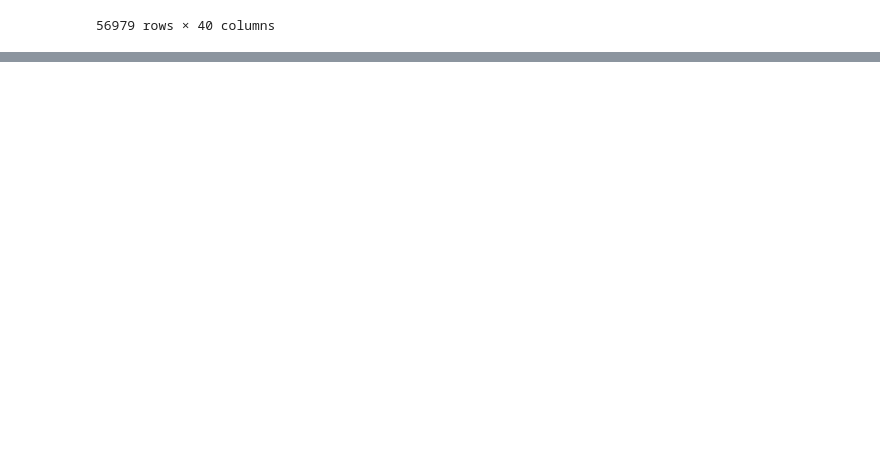
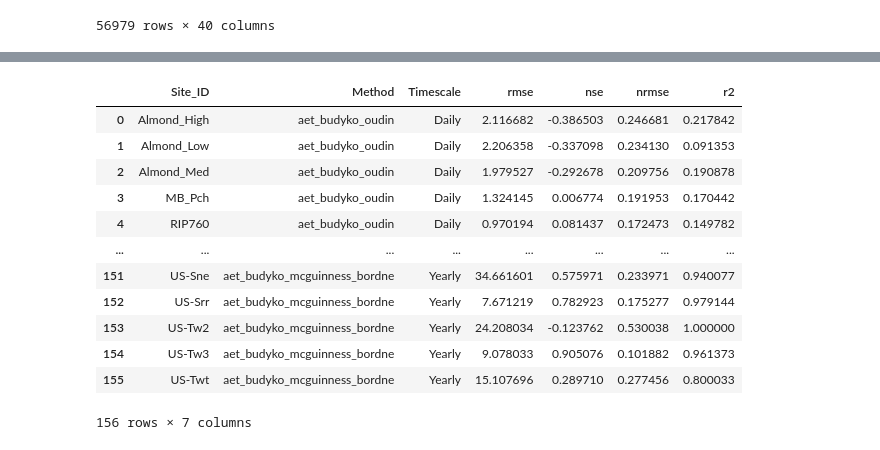
Before and after one commit to mahdi98mnm/download_PRISM_data, a Jupyter notebook: PRISM_tmin_stable_4kmD2_20160612_nc/calculate_ETo.ipynb, the cells around one changed output, grey strips where cells are left out. Drawn from its saved outputs; the diff is of its cells as text; code cells hidden in the pictures; blank space fills up the shorter version.

```diff
--- a/PRISM_tmin_stable_4kmD2_20160612_nc/calculate_ETo.ipynb
+++ b/PRISM_tmin_stable_4kmD2_20160612_nc/calculate_ETo.ipynb
@@ -538,0 +414,3 @@ def r(df, simulation, observation):
+# %%
+observed_col = 'ET_fill'
+method_cols = [col for col in filtered_df.columns if col.startswith('aet_')]
@@ -628,0 +461,22 @@ plt.show()
+# %%
+
+# Create separate columns for each metric
+all_metrics[['rmse', 'nse', 'nrmse', 'r2']] = pd.DataFrame(all_metrics[0].tolist(), index=all_metrics.index)
+
+# Drop the original tuple column
+all_metrics = all_metrics.drop(0, axis=1)
+all_metrics
+# %% [output]
+|  | Site_ID | Method | Timescale | rmse | nse | nrmse | r2 |
+| 0 | Almond_High | aet_budyko_oudin | Daily | 2.116682 | -0.386503 | 0.246681 | 0.217842 |
+| 1 | Almond_Low | aet_budyko_oudin | Daily | 2.206358 | -0.337098 | 0.234130 | 0.091353 |
+| 2 | Almond_Med | aet_budyko_oudin | Daily | 1.979527 | -0.292678 | 0.209756 | 0.190878 |
+| 3 | MB_Pch | aet_budyko_oudin | Daily | 1.324145 | 0.006774 | 0.191953 | 0.170442 |
+| 4 | RIP760 | aet_budyko_oudin | Daily | 0.970194 | 0.081437 | 0.172473 | 0.149782 |
+| ... | ... | ... | ... | ... | ... | ... | ... |
+| 151 | US-Sne | aet_budyko_mcguinness_bordne | Yearly | 34.661601 | 0.575971 | 0.233971 | 0.940077 |
+| 152 | US-Srr | aet_budyko_mcguinness_bordne | Yearly | 7.671219 | 0.782923 | 0.175277 | 0.979144 |
+| 153 | US-Tw2 | aet_budyko_mcguinness_bordne | Yearly | 24.208034 | -0.123762 | 0.530038 | 1.000000 |
+| 154 | US-Tw3 | aet_budyko_mcguinness_bordne | Yearly | 9.078033 | 0.905076 | 0.101882 | 0.961373 |
+| 155 | US-Twt | aet_budyko_mcguinness_bordne | Yearly | 15.107696 | 0.289710 | 0.277456 | 0.800033 |
+156 rows × 7 columns
```
Also changed, not shown: parts of 17 cells of this notebook.
